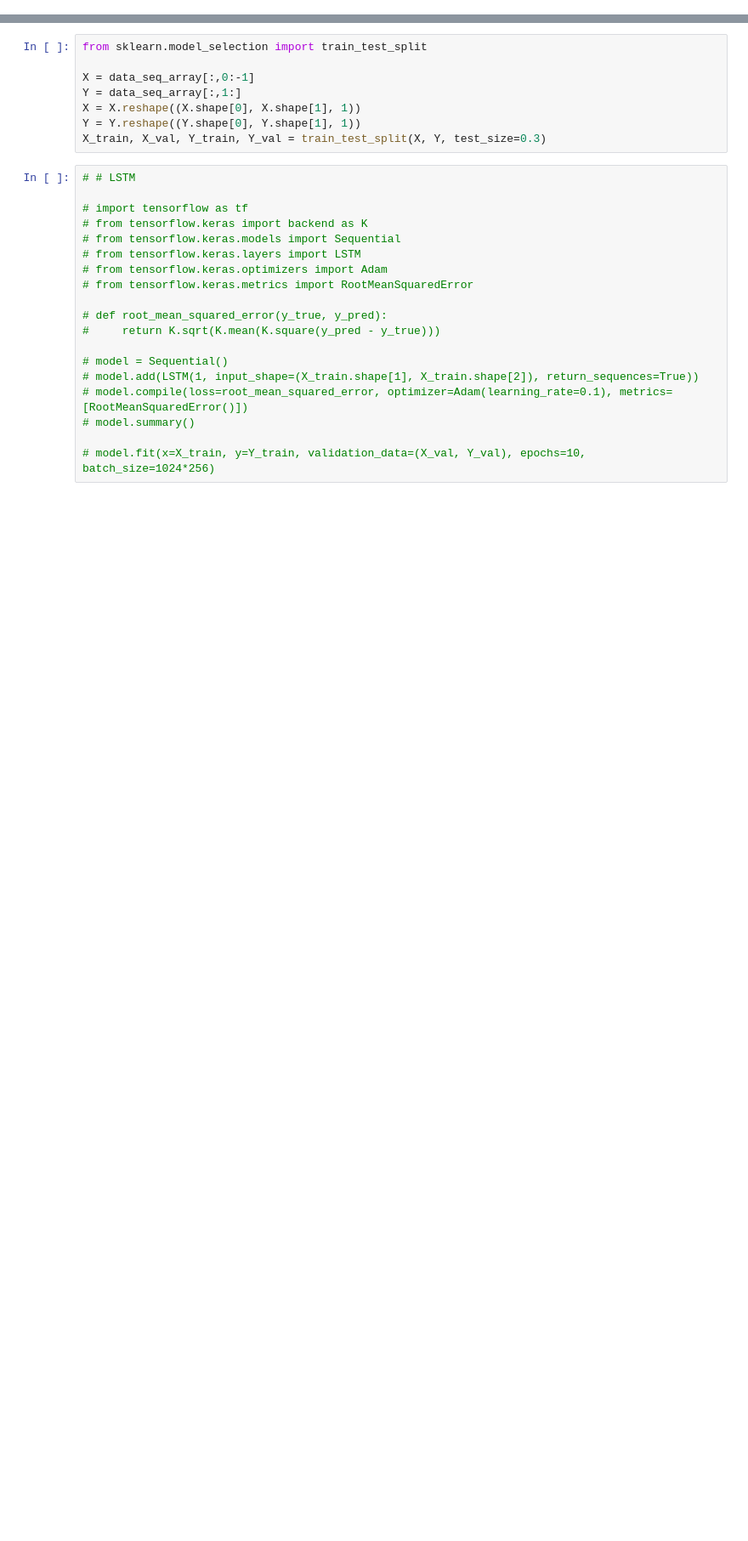
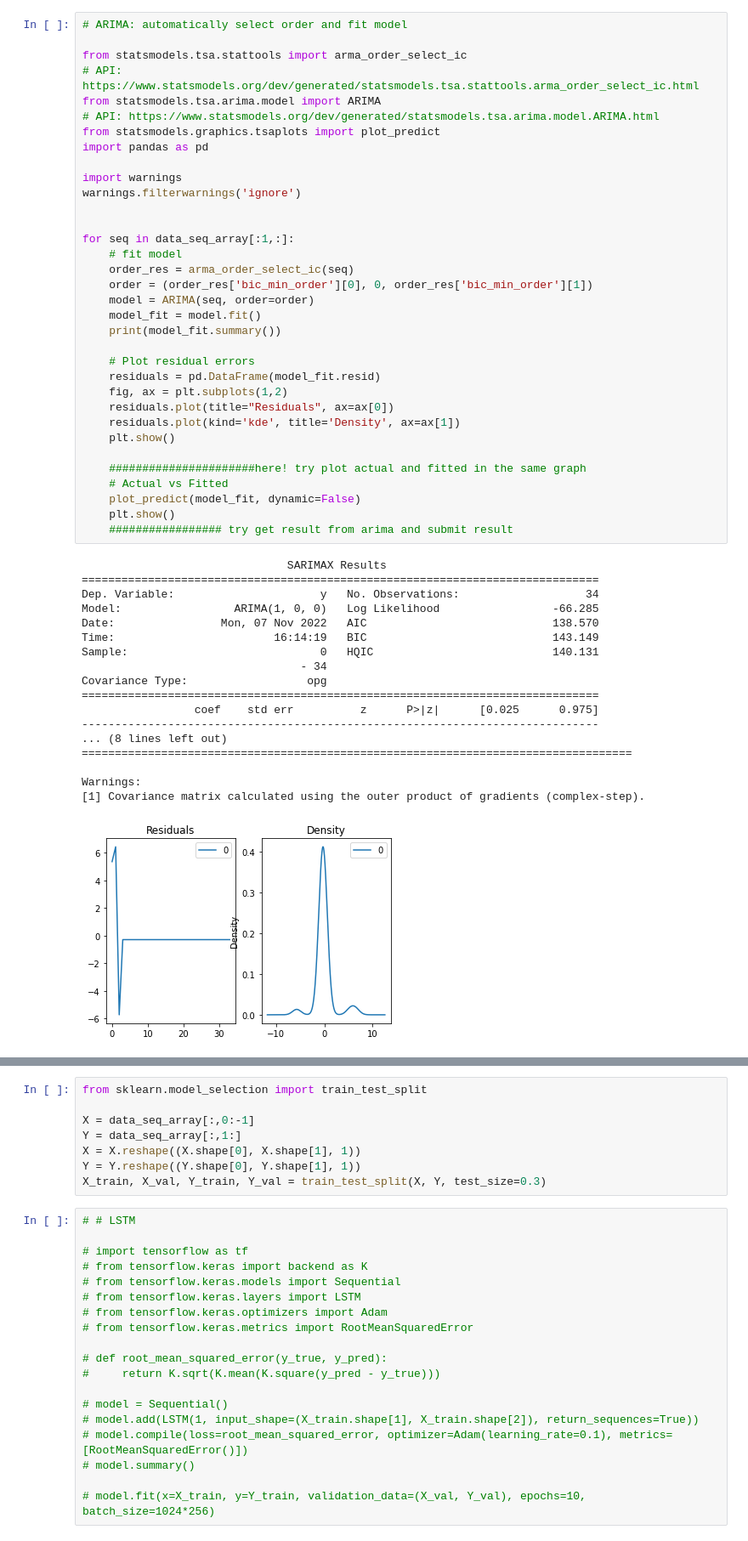
Before and after one commit to shinleylee/Kaggle-PredictFutureSales, a Jupyter notebook: notebooksales.ipynb, the cells around one changed output, grey strips where cells are left out. Shown at 85% size. Drawn from its saved outputs; the diff is of its cells as text; blank space fills up the shorter version.

Commit message:
add arima

```diff
--- a/notebooksales.ipynb
+++ b/notebooksales.ipynb
@@ -33,0 +185,53 @@ for item in item_seq_dict.keys():
+# %%
+# ARIMA: automatically select order and fit model
+
+from statsmodels.tsa.stattools import arma_order_select_ic
+# API: https://www.statsmodels.org/dev/generated/statsmodels.tsa.stattools.arma_order_select_ic.html
+from statsmodels.tsa.arima.model import ARIMA
+# API: https://www.statsmodels.org/dev/generated/statsmodels.tsa.arima.model.ARIMA.html
+from statsmodels.graphics.tsaplots import plot_predict
+import pandas as pd
+
+import warnings
+warnings.filterwarnings('ignore')
+
+
+for seq in data_seq_array[:1,:]:
+    # fit model
+    order_res = arma_order_select_ic(seq)
+    order = (order_res['bic_min_order'][0], 0, order_res['bic_min_order'][1])
+    model = ARIMA(seq, order=order)
+    model_fit = model.fit()
+    print(model_fit.summary())
+
+    # Plot residual errors
+    residuals = pd.DataFrame(model_fit.resid)
+    fig, ax = plt.subplots(1,2)
+    residuals.plot(title="Residuals", ax=ax[0])
+    residuals.plot(kind='kde', title='Density', ax=ax[1])
+    plt.show()
+
+    ######################here! try plot actual and fitted in the same graph
+    # Actual vs Fitted
+    plot_predict(model_fit, dynamic=False)
+    plt.show()
+    ################# try get result from arima and submit result
+# %% [output]
+                               SARIMAX Results
+==============================================================================
+Dep. Variable:                      y   No. Observations:                   34
+Model:                 ARIMA(1, 0, 0)   Log Likelihood                 -66.285
+Date:                Mon, 07 Nov 2022   AIC                            138.570
+Time:                        16:14:19   BIC                            143.149
+Sample:                             0   HQIC                           140.131
+                                 - 34
+Covariance Type:                  opg
+==============================================================================
+                 coef    std err          z      P>|z|      [0.025      0.975]
+------------------------------------------------------------------------------
+... (8 lines left out)
+===================================================================================
+
+Warnings:
+[1] Covariance matrix calculated using the outer product of gradients (complex-step).
+[figure, added]
```
Also changed, not shown: parts of 10 cells of this notebook.
